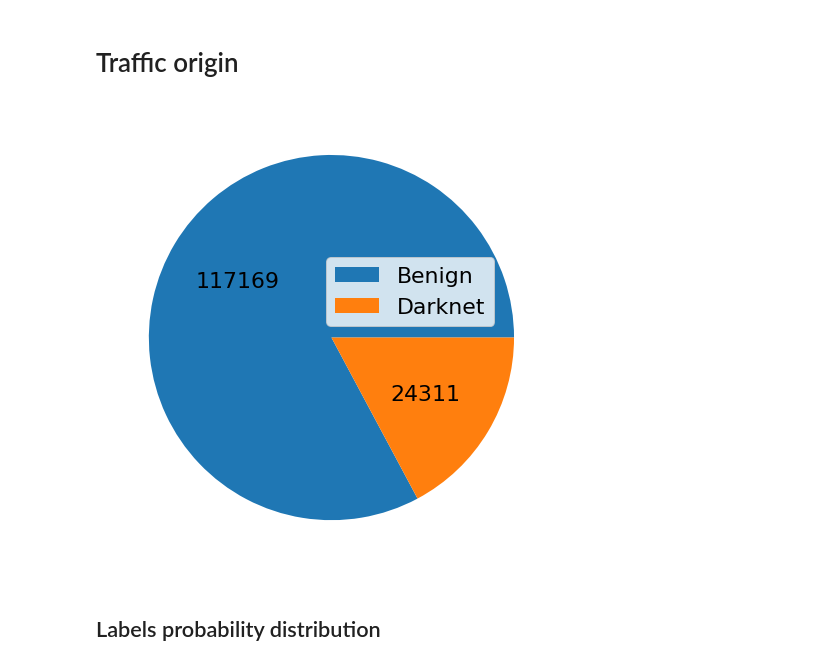
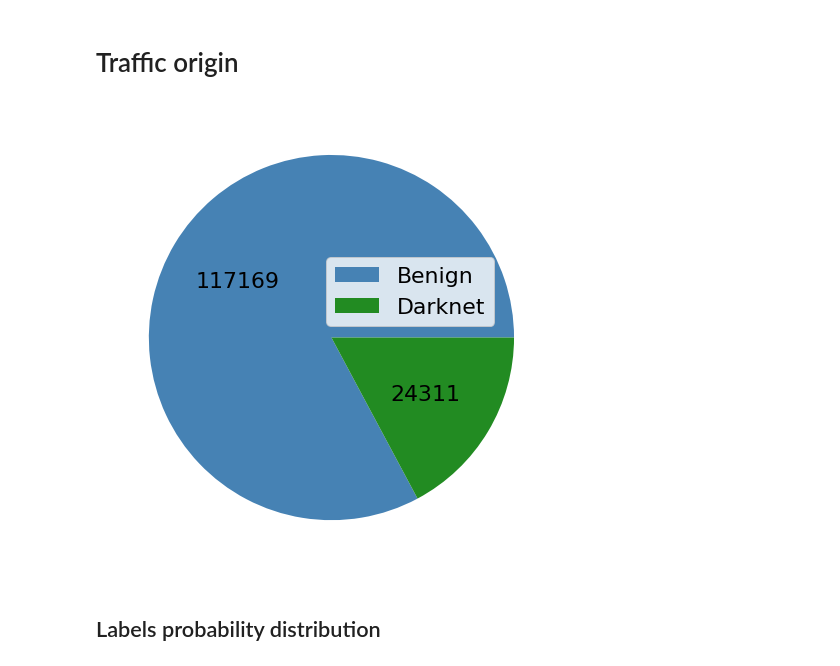
Before and after one commit to mateus558/Darknet-traffic-classification, a Jupyter notebook: Darknet - analysis.ipynb, the cells around one changed output. Saved outputs shown, nothing was run; the diff lists cells and outputs as text; code cells hidden in the pictures.

```diff
--- a/Darknet - analysis.ipynb
+++ b/Darknet - analysis.ipynb
@@ -23,15 +26,15 @@ samples = pd.read_csv(dataset_folder + 'darknet_dataset_processed.csv')
 # %%
 df = samples.groupby("Label").count()
 fig, ax = plt.subplots(figsize=(7,7))
 df.head()
 plt.pie(df["Flow ID"], shadow=False,
-         autopct=lambda x: int(df["Label.1"].values.sum()*x/100))
+         autopct=lambda x: int(df["Label.1"].values.sum()*x/100), colors=["#4682B4","#228B22"])
 plt.legend(["Benign", "Darknet"], bbox_to_anchor=(0.43,0.3,0.45,0.4),framealpha=0.8)
 plt.tight_layout()
 plt.savefig(img_folder+'distr_dados_ref')
 plt.show()
 # %% [output]
-[figure, old version]
+[figure, new version]
 # %% [markdown]
 ## Labels probability distribution
 # %%
```
Also changed, not shown: parts of 7 cells of this notebook, 19 other files.
